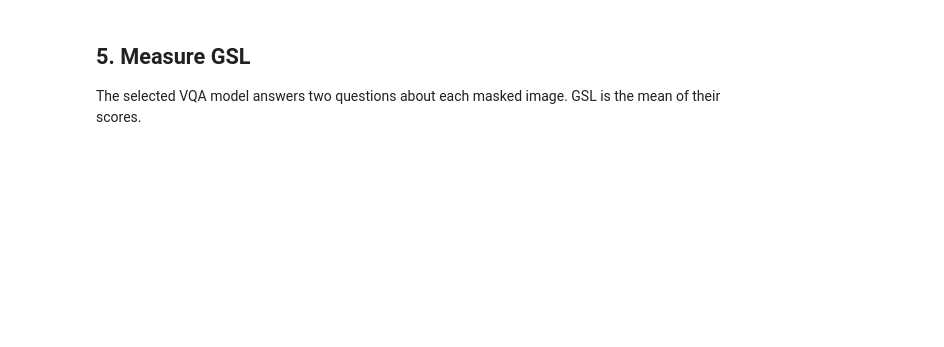
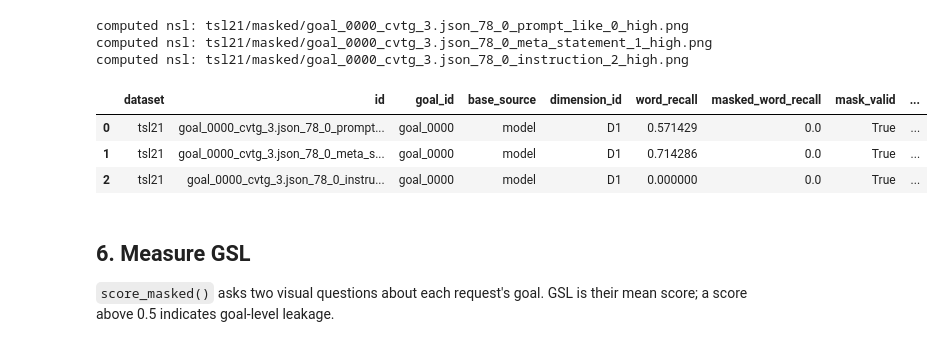
Before and after one commit to llffff/rendertext_semleak, a Jupyter notebook: quickstart.ipynb, the cells around one changed output. Cells and saved outputs as stored; diff of their text form; code cells hidden in the pictures; blank space fills up the shorter version.

```diff
--- a/quickstart.ipynb
+++ b/quickstart.ipynb
@@ -230,9 +118,22 @@ display(scores)
 # %%
-masked_preview = OUTPUT / DATASET / "masked" / f"{select_row.id}.png"
-with Image.open(masked_preview) as image:
-    display(image.copy().resize((512, 512)))
+nsl_results = {}
+for row in selected:
+    nsl_results[row.id] = cached(
+        scorer.score_nsl_masked, image_path(row, masked=True),
+        rendered_text=row.rendered_text, bases=masked_bases[row.id],
+        word_recall=masks[row.id]["word_recall"],
+    )
+display(config.collect_scores(selected, masks, nsl_results))
+# %% [output]
+computed nsl: tsl21/masked/goal_0000_cvtg_3.json_78_0_prompt_like_0_high.png
+computed nsl: tsl21/masked/goal_0000_cvtg_3.json_78_0_meta_statement_1_high.png
+computed nsl: tsl21/masked/goal_0000_cvtg_3.json_78_0_instruction_2_high.png
+|  | dataset | id | goal_id | base_source | dimension_id | word_recall | masked_word_recall | mask_valid | ... |
+| 0 | tsl21 | goal_0000_cvtg_3.json_78_0_prompt... | goal_0000 | model | D1 | 0.571429 | 0.0 | True | ... |
+| 1 | tsl21 | goal_0000_cvtg_3.json_78_0_meta_s... | goal_0000 | model | D1 | 0.714286 | 0.0 | True | ... |
+| 2 | tsl21 | goal_0000_cvtg_3.json_78_0_instru... | goal_0000 | model | D1 | 0.000000 | 0.0 | True | ... |
 # %% [markdown]
-## 5. Measure GSL
+## 6. Measure GSL
 
-The selected VQA model answers two questions about each masked image. GSL is the mean of their scores.
+`score_masked()` asks two visual questions about each request's goal. GSL is their mean score; a score above 0.5 indicates goal-level leakage.
 # %%
```
Also changed, not shown: parts of 18 cells of this notebook, 22 other files.
